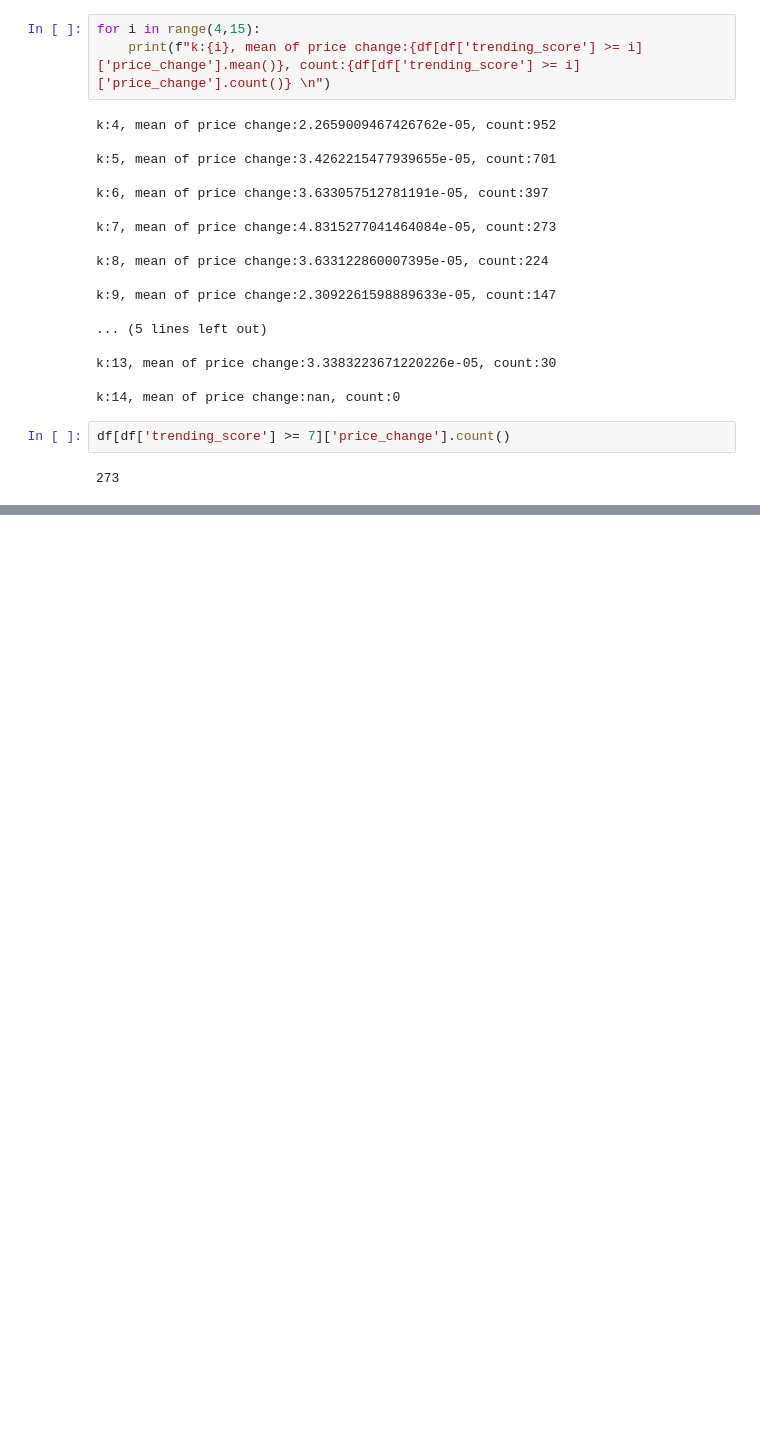
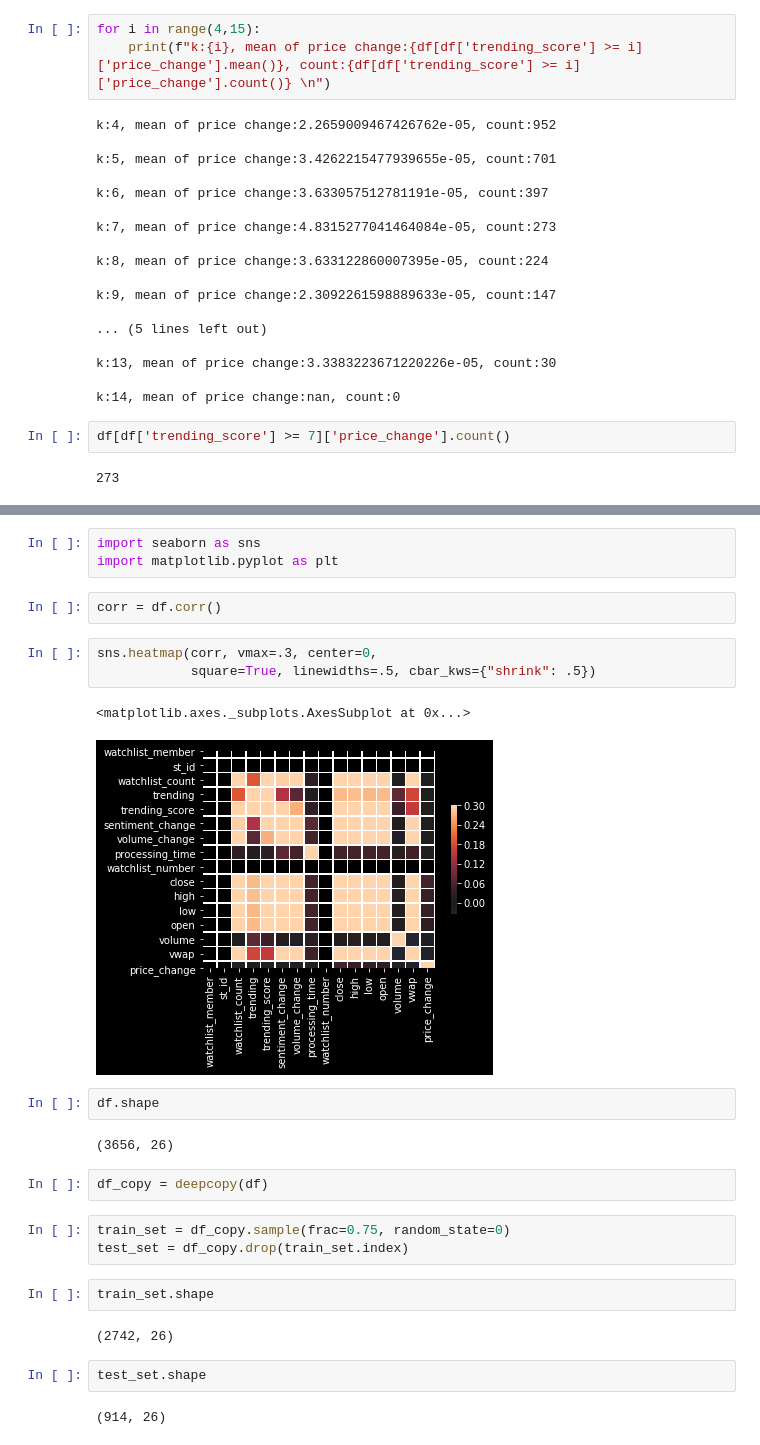
Before and after one commit to jcanque777/stock_market_data_prediction, a Jupyter notebook: msft_data.ipynb, the cells around one changed output, grey strips where cells are left out. Drawn from its saved outputs; the diff is of its cells as text; blank space fills up the shorter version.

```diff
--- a/msft_data.ipynb
+++ b/msft_data.ipynb
@@ -580,0 +810,28 @@ df[df['trending_score'] >= 7]['price_change'].count()
+# %%
+import seaborn as sns
+import matplotlib.pyplot as plt
+# %%
+corr = df.corr()
+# %%
+sns.heatmap(corr, vmax=.3, center=0,
+            square=True, linewidths=.5, cbar_kws={"shrink": .5})
+# %% [output]
+<matplotlib.axes._subplots.AxesSubplot at 0x...>
+[figure, added]
+# %%
+df.shape
+# %% [output]
+(3656, 26)
+# %%
+df_copy = deepcopy(df)
+# %%
+train_set = df_copy.sample(frac=0.75, random_state=0)
+test_set = df_copy.drop(train_set.index)
+# %%
+train_set.shape
+# %% [output]
+(2742, 26)
+# %%
+test_set.shape
+# %% [output]
+(914, 26)
```
Also changed, not shown: parts of 53 cells of this notebook.
